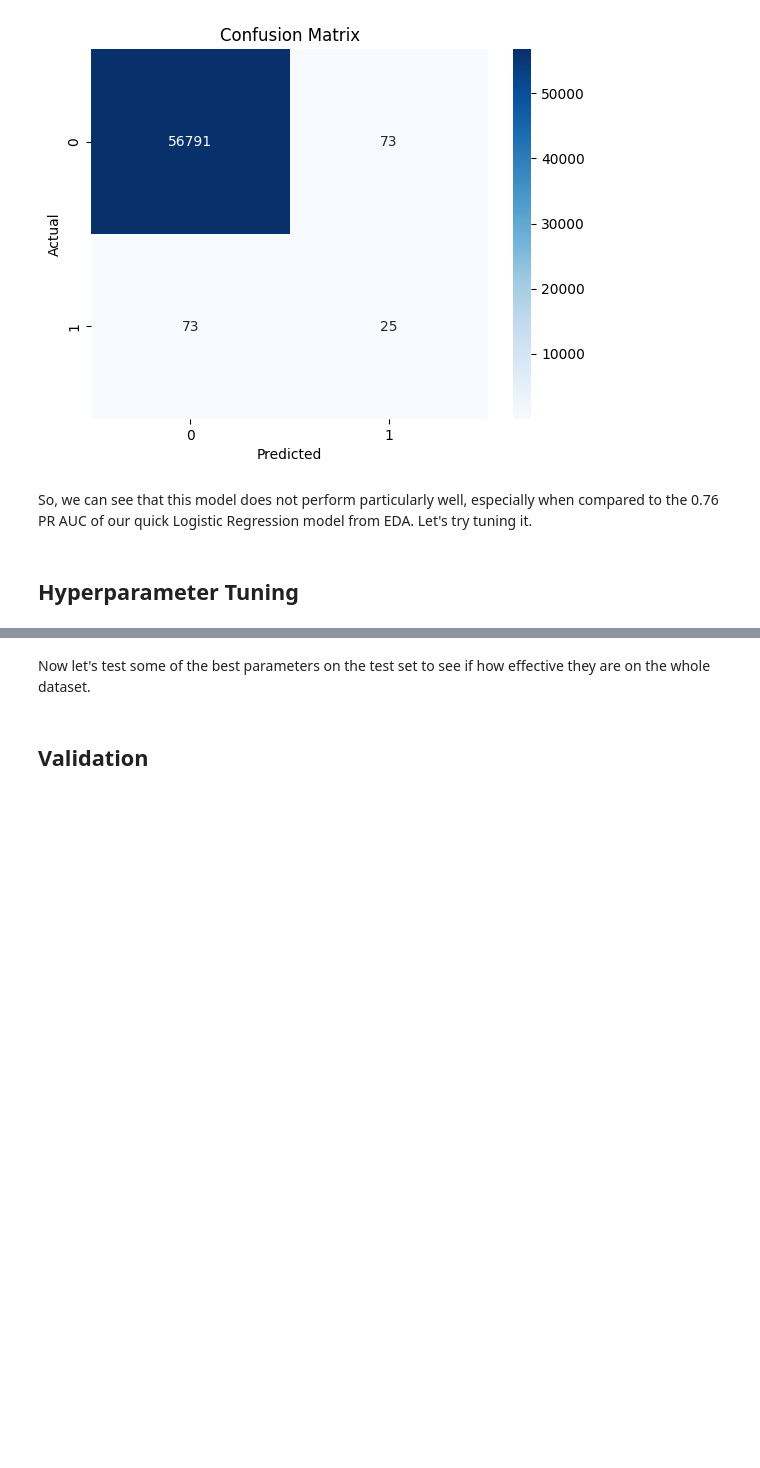
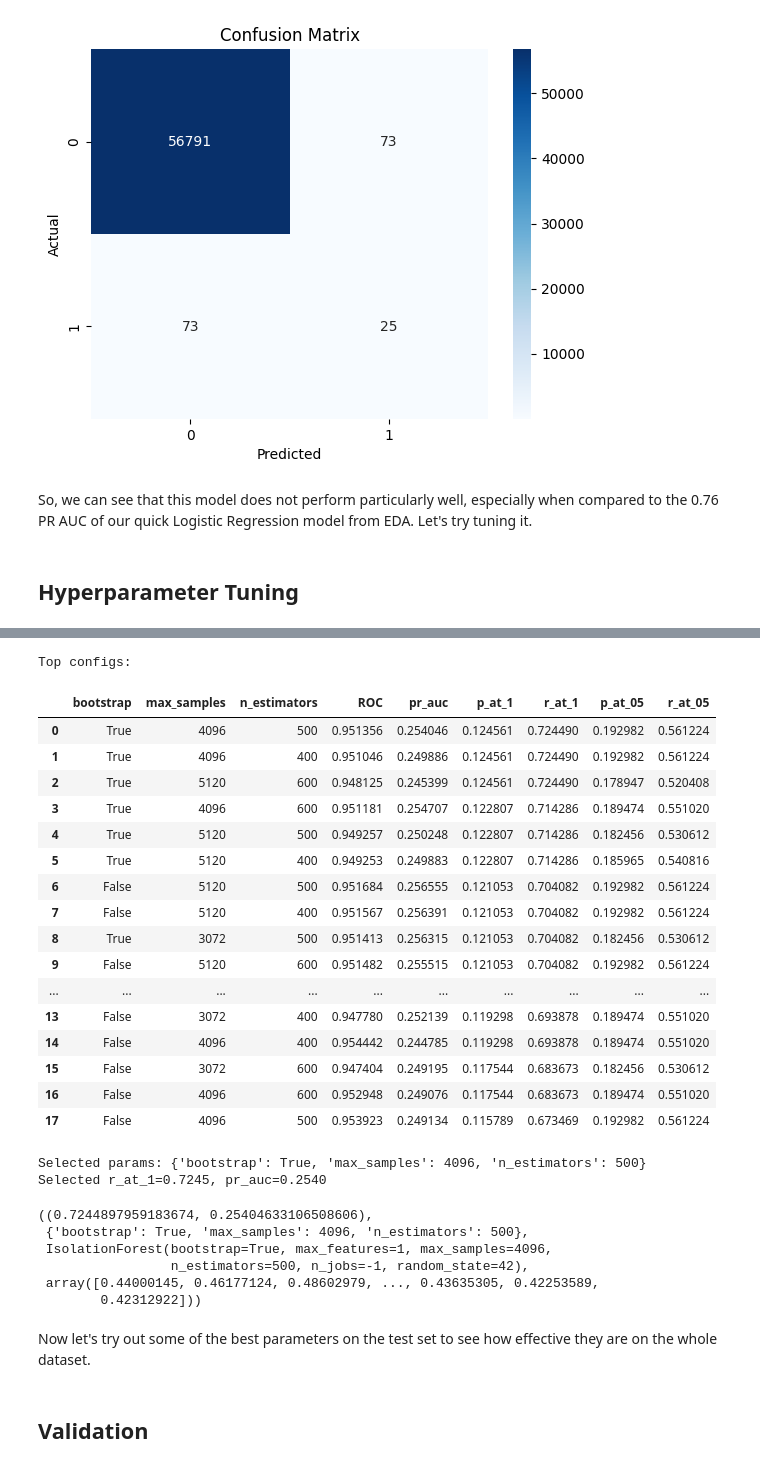
Before and after one commit to LukeHardy721/Fraud-Detection, a Jupyter notebook: notebooks/isolation_forest.ipynb, the cells around one changed output, grey strips where cells are left out. Cells and saved outputs as stored; diff of their text form; code cells hidden in the pictures; blank space fills up the shorter version.

```diff
--- a/notebooks/isolation_forest.ipynb
+++ b/notebooks/isolation_forest.ipynb
@@ -198,4 +169,45 @@ Selected pr_auc=0.2566, p_at_1=0.1211
+# %%
+PRIMARY = "r_at_1"
+SECONDARY = "pr_auc"
+
+# Note that I have already narrowed down the param_grid through multiple iterations
+
+param_grid = {
+    "n_estimators": [400, 500, 600],
+    "max_samples": [3072, 4096, 5120],
+    "bootstrap": [False, True],
+    # Note: intentionally not tuning 'contamination' here
+}
+
+tune_IF(param_grid, PRIMARY, SECONDARY)
+# %% [output]
+Top configs:
+|  | bootstrap | max_samples | n_estimators | ROC | pr_auc | p_at_1 | r_at_1 | p_at_05 | r_at_05 |
+| 0 | True | 4096 | 500 | 0.951356 | 0.254046 | 0.124561 | 0.724490 | 0.192982 | 0.561224 |
+| 1 | True | 4096 | 400 | 0.951046 | 0.249886 | 0.124561 | 0.724490 | 0.192982 | 0.561224 |
+| 2 | True | 5120 | 600 | 0.948125 | 0.245399 | 0.124561 | 0.724490 | 0.178947 | 0.520408 |
+| 3 | True | 4096 | 600 | 0.951181 | 0.254707 | 0.122807 | 0.714286 | 0.189474 | 0.551020 |
+| 4 | True | 5120 | 500 | 0.949257 | 0.250248 | 0.122807 | 0.714286 | 0.182456 | 0.530612 |
+| 5 | True | 5120 | 400 | 0.949253 | 0.249883 | 0.122807 | 0.714286 | 0.185965 | 0.540816 |
+| 6 | False | 5120 | 500 | 0.951684 | 0.256555 | 0.121053 | 0.704082 | 0.192982 | 0.561224 |
+| 7 | False | 5120 | 400 | 0.951567 | 0.256391 | 0.121053 | 0.704082 | 0.192982 | 0.561224 |
+| 8 | True | 3072 | 500 | 0.951413 | 0.256315 | 0.121053 | 0.704082 | 0.182456 | 0.530612 |
+| 9 | False | 5120 | 600 | 0.951482 | 0.255515 | 0.121053 | 0.704082 | 0.192982 | 0.561224 |
+| ... | ... | ... | ... | ... | ... | ... | ... | ... | ... |
+| 13 | False | 3072 | 400 | 0.947780 | 0.252139 | 0.119298 | 0.693878 | 0.189474 | 0.551020 |
+| 14 | False | 4096 | 400 | 0.954442 | 0.244785 | 0.119298 | 0.693878 | 0.189474 | 0.551020 |
+| 15 | False | 3072 | 600 | 0.947404 | 0.249195 | 0.117544 | 0.683673 | 0.182456 | 0.530612 |
+| 16 | False | 4096 | 600 | 0.952948 | 0.249076 | 0.117544 | 0.683673 | 0.189474 | 0.551020 |
+| 17 | False | 4096 | 500 | 0.953923 | 0.249134 | 0.115789 | 0.673469 | 0.192982 | 0.561224 |
+Selected params: {'bootstrap': True, 'max_samples': 4096, 'n_estimators': 500}
+Selected r_at_1=0.7245, pr_auc=0.2540
+((0.7244897959183674, 0.25404633106508606),
+ {'bootstrap': True, 'max_samples': 4096, 'n_estimators': 500},
+ IsolationForest(bootstrap=True, max_features=1, max_samples=4096,
+                 n_estimators=500, n_jobs=-1, random_state=42),
+ array([0.44000145, 0.46177124, 0.48602979, ..., 0.43635305, 0.42253589,
+        0.42312922]))
 # %% [markdown]
-Now let's test some of the best parameters on the test set to see if how effective they are on the whole dataset.
+Now let's try out some of the best parameters on the test set to see how effective they are on the whole dataset.
 # %% [markdown]
 ## Validation
```
Also changed, not shown: parts of 9 cells of this notebook, 3 other files.
